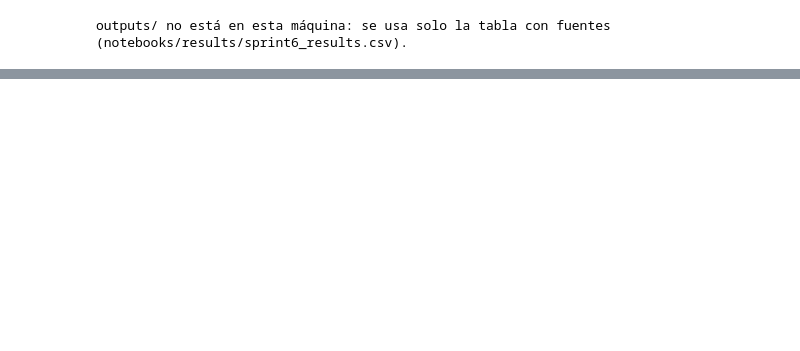
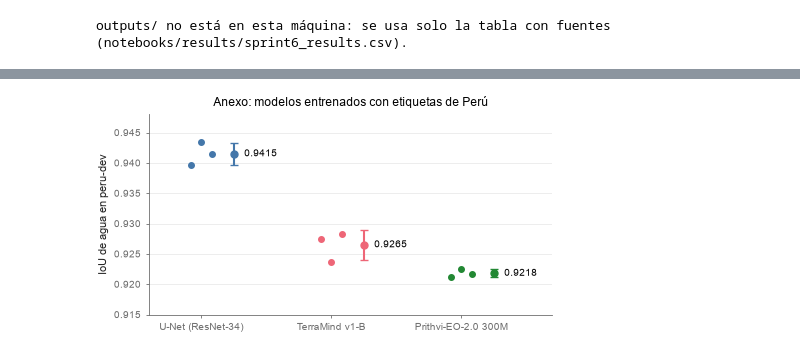
Before and after one commit to gersongams/peru-flood-segmentation, a Jupyter notebook: notebooks/baseline_variantes.ipynb, the cells around one changed output, grey strips where cells are left out. Drawn from its saved outputs; the diff is of its cells as text; code cells hidden in the pictures; blank space fills up the shorter version.

```diff
--- a/notebooks/baseline_variantes.ipynb
+++ b/notebooks/baseline_variantes.ipynb
@@ -317,0 +322,28 @@ outputs/ no está en esta máquina: se usa solo la tabla con fuentes (notebooks/
+# %%
+an = r[r.experiment == "annex"]
+ORDER = ["UNet_peru", "TerraMind_peru", "Prithvi_peru"]
+NAME = {"UNet_peru": "U-Net (ResNet-34)", "TerraMind_peru": "TerraMind v1-B", "Prithvi_peru": "Prithvi-EO-2.0 300M"}
+def aval(eid, split, metric, seed="mean"):
+    x = an[(an.exp_id == eid) & (an.split == split) & (an.metric == metric) & (an.seed == seed)].value
+    return float(x.iloc[0]) if len(x) else np.nan
+aseeds = an[(an.split == "peru-dev") & (an.metric == "iou_water") & an.seed.isin(["0", "1", "2"])].pivot(index="exp_id", columns="seed", values="value").loc[ORDER]
+atab = pd.DataFrame({
+    "modelo": [NAME[e] for e in ORDER],
+    "IoU dev (media ± de)": [f"{aseeds.loc[e].mean():.4f} ± {aseeds.loc[e].std(ddof=1):.4f}" for e in ORDER],
+    "IoU peru-test [IC 95 %]": [f"{aval(e, 'peru-test', 'iou_water'):.3f} [{aval(e, 'peru-test', 'iou_water', 'ci_low'):.3f}, {aval(e, 'peru-test', 'iou_water', 'ci_high'):.3f}]" for e in ORDER],
+    "precisión / recall peru-test": [f"{aval(e, 'peru-test', 'precision'):.3f} / {aval(e, 'peru-test', 'recall'):.3f}" for e in ORDER],
+    "IoU peru-2017-test (101)": [aval(e, "peru-2017-test", "iou_water_101") for e in ORDER],
+}, index=ORDER)
+atab.to_csv(FIGS / "tabla_anexo_modelos.csv"); display(atab)
+
+fig, ax = plt.subplots(figsize=(5.2, 2.6))
+KEY = {"UNet_peru": "unet", "TerraMind_peru": "terramind_v1_base", "Prithvi_peru": "prithvi_eo_v2_300"}
+for i, e in enumerate(ORDER):
+    v = aseeds.loc[e].values; c = MCOLOR.get(KEY[e], f"C{i}")
+    ax.scatter(np.full(3, i) + np.array([-0.08, 0, 0.08]), v, color=c, s=16, zorder=3)
+    ax.errorbar(i + 0.25, v.mean(), yerr=v.std(ddof=1), fmt="o", color=c, ms=5, capsize=3, zorder=3)
+    ax.text(i + 0.33, v.mean(), f"{v.mean():.4f}", va="center", fontsize=7)
+ax.set_xticks(range(3), [NAME[e] for e in ORDER]); ax.set_xlim(-0.4, 2.7); ax.set_ylim(0.915, 0.948)
+ax.set_ylabel("IoU de agua en peru-dev"); ax.grid(axis="y"); ax.set_title("Anexo: modelos entrenados con etiquetas de Perú")
+save(fig, "fig_anexo_modelos"); plt.show()
+# %% [output]
@@ -317,0 +354 @@ outputs/ no está en esta máquina: se usa solo la tabla con fuentes (notebooks/
+[figure, added]
```
Also changed, not shown: parts of 27 cells of this notebook, 27 other files.
